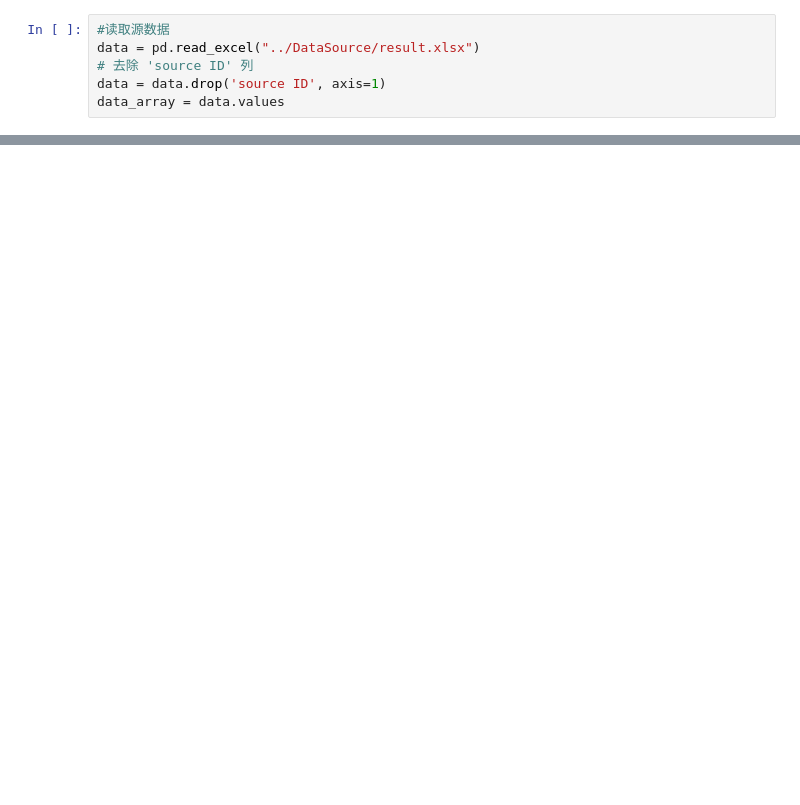
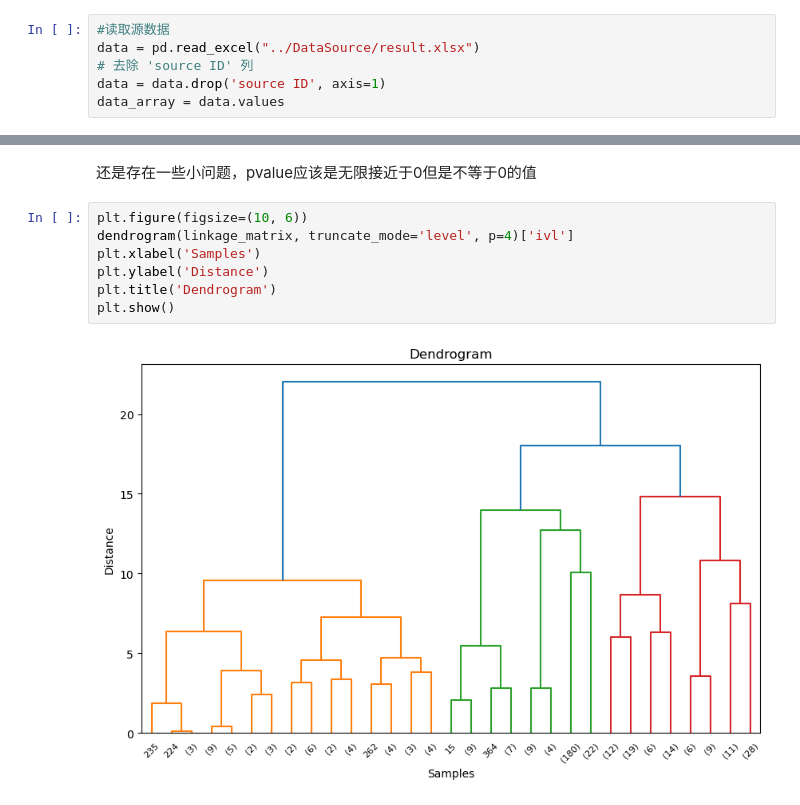
Before and after one commit to VODKA312/ATTCK_analyze_module_v1, a Jupyter notebook: clustering/Agglomerative Hierarchical Clustering.ipynb, the cells around one changed output, grey strips where cells are left out. Cells and saved outputs as stored; diff of their text form; blank space fills up the shorter version.

```diff
--- a/clustering/Agglomerative Hierarchical Clustering.ipynb
+++ b/clustering/Agglomerative Hierarchical Clustering.ipynb
@@ -57,0 +175,11 @@ plt.show()
+# %% [markdown]
+还是存在一些小问题，pvalue应该是无限接近于0但是不等于0的值
+# %%
+plt.figure(figsize=(10, 6))
+dendrogram(linkage_matrix, truncate_mode='level', p=4)['ivl']
+plt.xlabel('Samples')
+plt.ylabel('Distance')
+plt.title('Dendrogram')
+plt.show()
+# %% [output]
+[figure, added]
```
Also changed, not shown: parts of 26 cells of this notebook, 2 other files.
